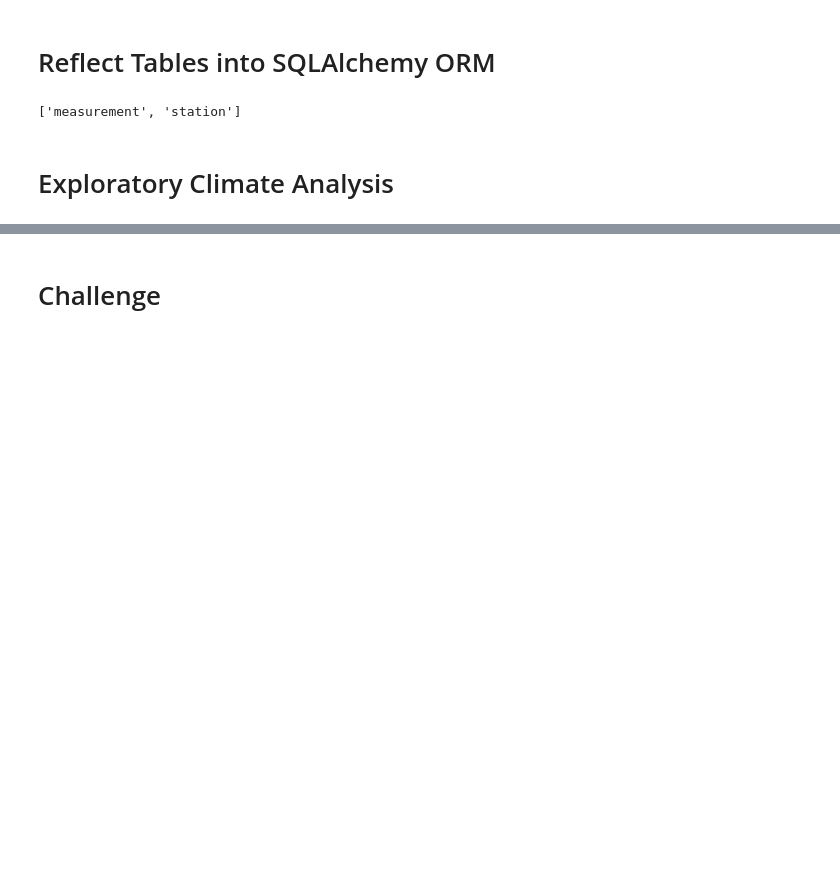
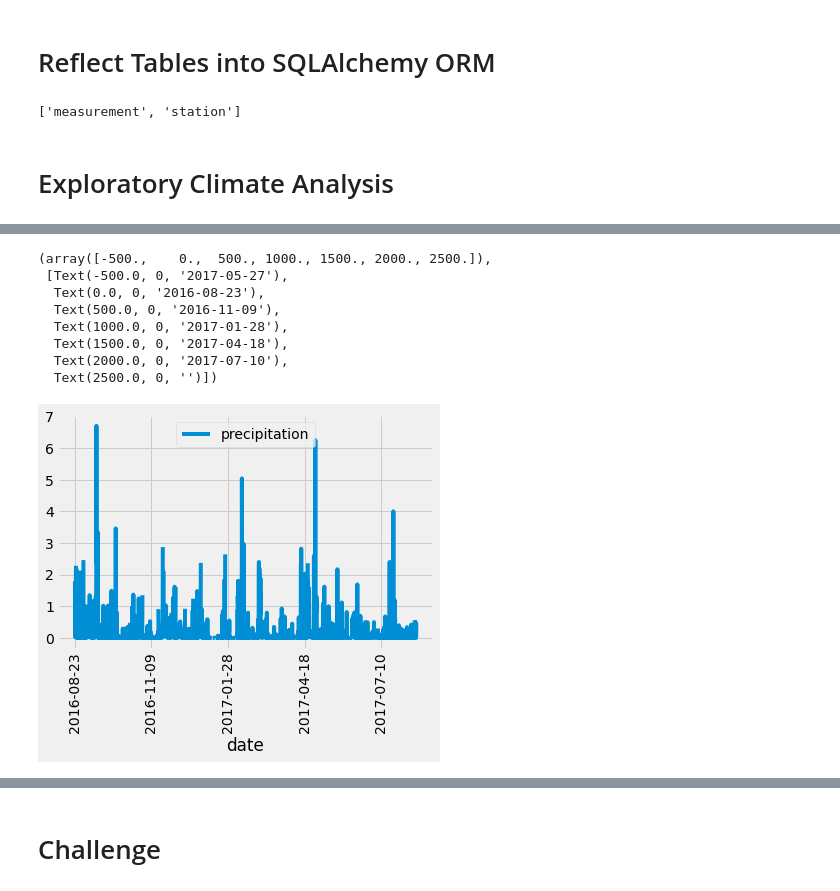
Before and after one commit to rustiri/surfs_up, a Jupyter notebook: climate_analysis.ipynb, the cells around one changed output, grey strips where cells are left out. Saved outputs shown, nothing was run; the diff lists cells and outputs as text; code cells hidden in the pictures; blank space fills up the shorter version.

Commit message:
adding dataframe plot statistical summary.

```diff
--- a/climate_analysis.ipynb
+++ b/climate_analysis.ipynb
@@ -41,14 +41,30 @@ session = Session(engine)
 # Exploratory Climate Analysis
 # %%
 # Design a query to retrieve the last 12 months of precipitation data and plot the results.
-#Starting from the last data point in the database.
+#Starting from the last data point in the database, calculate the date one year from August 23, 2017.
+prev_year = dt.date(2017, 8, 23)
+# Calculate the date one year from the last date in data set.
+prev_year = dt.date(2017, 8, 23) - dt.timedelta(days=365)
 
-# Calculate the date one year from the last date in data set.
-
-# Perform a query to retrieve the data and precipitation scores
+# Perform a query to retrieve the data and precipitation scores by create variable to store data
+results = []
+results = session.query(Measurement.date, Measurement.prcp)
+# filter out to see the most recent data
+results = session.query(Measurement.date, Measurement.prcp).filter(Measurement.date >= prev_year)
+#print(results.all())
+#add a function that extracts all of the results from our query and put them in a list by
+#adding .all() to the end of our existing query.
+results = session.query(Measurement.date, Measurement.prcp).filter(Measurement.date >= prev_year).all()
+#print(results)
 
 # Save the query results as a Pandas DataFrame and set the index to the date column
+df = pd.DataFrame(results, columns=['date','precipitation'])
+df.set_index(df['date'], inplace=True)
+#print dataframe with index
+#print(df)
+#print dataframe without index
+#print(df.to_string(index=False))
 
 # Sort the dataframe by date
-
-# Use Pandas Plotting with Matplotlib to plot the data
+df = df.sort_index()
+print(df.to_string(index=False))
@@ -55 +89,15 @@ session = Session(engine)
+# %%
+# Use Pandas Plotting with Matplotlib to plot the data
+df.plot()
+plt.xticks(rotation='vertical')
+# %% [output]
+(array([-500.,    0.,  500., 1000., 1500., 2000., 2500.]),
+ [Text(-500.0, 0, '2017-05-27'),
+  Text(0.0, 0, '2016-08-23'),
+  Text(500.0, 0, '2016-11-09'),
+  Text(1000.0, 0, '2017-01-28'),
+  Text(1500.0, 0, '2017-04-18'),
+  Text(2000.0, 0, '2017-07-10'),
+  Text(2500.0, 0, '')])
+[figure, added]
 # %%
```
Also changed, not shown: parts of 2 cells of this notebook.
